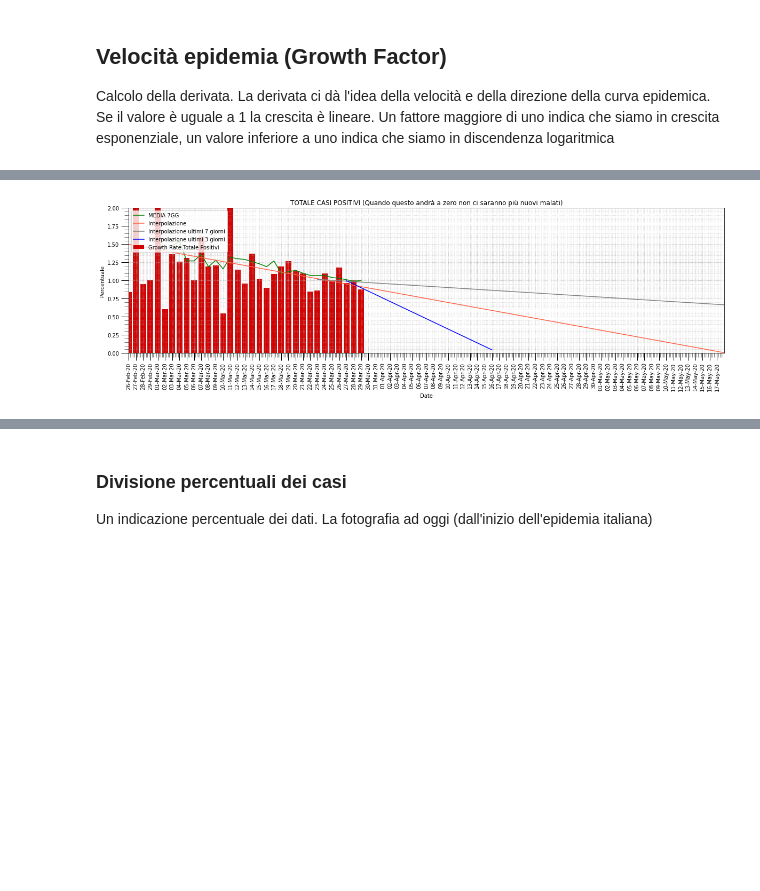
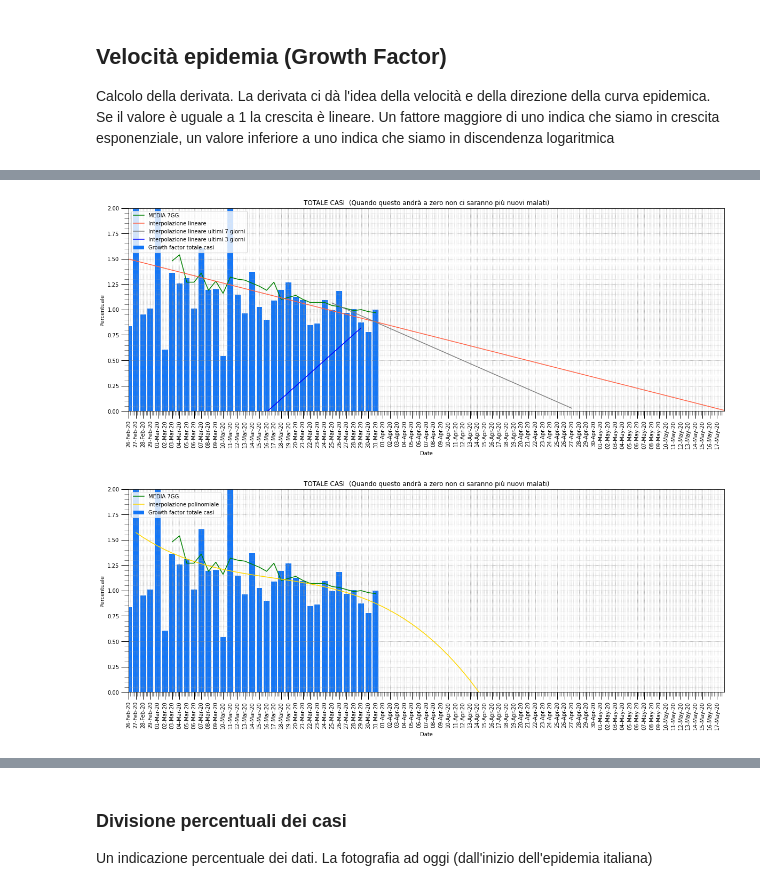
Before and after one commit to pasalino/Covid-19-PyAnalysis, a Jupyter notebook: Covid-19.ipynb, the cells around one changed output, grey strips where cells are left out. Drawn from its saved outputs; the diff is of its cells as text; code cells hidden in the pictures; blank space fills up the shorter version.

```diff
--- a/Covid-19.ipynb
+++ b/Covid-19.ipynb
@@ -191,10 +193,12 @@ def xinterpolate_2(serie):
 ## Dati Nazionali
 # %%
 national_trend_read = pd.read_csv(os.path.join(REPO_DIR,'dati-andamento-nazionale/dpc-covid19-ita-andamento-nazionale.csv'))
-
+national_trend_read['totale_attualmente_positivi'] = national_trend_read['totale_positivi']
+national_trend_read['nuovi_attualmente_positivi'] = national_trend_read['variazione_totale_positivi']
 national_trend = pd.DataFrame()
 national_trend['DATA'] = pd.to_datetime(national_trend_read['data']).dt.strftime('%d-%b-%y')
 national_trend['data'] = pd.to_datetime(national_trend_read['data']).dt.strftime('%d-%b-%y')
+
 national_columns = ['totale_casi','totale_attualmente_positivi','nuovi_attualmente_positivi', 'dimessi_guariti', 'deceduti','totale_ospedalizzati',  'ricoverati_con_sintomi', 'terapia_intensiva',  'isolamento_domiciliare', 'tamponi']
 for n in national_columns:
     national_trend[n] = national_trend_read[n]
@@ -514,7 +518,21 @@ gf['data'] = national_trend['data']
 gf['totale_casi'] = national_trend['totale_casi']
 gf['diff'] = gf['totale_casi'] - gf['totale_casi'].shift(1)
 gf['gr'] = gf['diff'] / gf['diff'].shift(1)
+gf['avg_gf_3'] = gf['gr'].rolling(3).mean().round(2)
 gf['avg_gf'] = gf['gr'].rolling(7).mean().round(2)
 
-show_table(gf, 5).drop('diff', axis=1).rename(columns={'gr': 'GROWTH RATE', 'avg_gf': 'MEDIA 7GG'})
+gf['totale_attualmente_positivi'] = national_trend['totale_attualmente_positivi']
+gf['diff_att_pos'] = gf['totale_attualmente_positivi'] - gf['totale_attualmente_positivi'].shift(1)
+gf['gr_att_pos'] = gf['diff_att_pos'] / gf['diff_att_pos'].shift(1)
+gf['avg_att_pos_3'] = gf['gr'].rolling(3).mean().round(2)
+gf['avg_att_pos'] = gf['gr_att_pos'].rolling(7).mean().round(2)
+
+show_table(gf, 5).drop('diff', axis=1).drop('diff_att_pos', axis=1).rename(columns=
+                                                                           {'gr': 'GROWTH FACTOR',
+                                                                            'avg_gf': 'MEDIA 7GG',
+                                                                            'avg_gf_3': 'MEDIA 3GG',
+                                                                            'gr_att_pos': 'GROWTH FACTOR ATT. POS.',
+                                                                            'avg_att_pos_3': 'MEDIA 3GG',
+                                                                            'avg_att_pos': 'MEDIA 7GG'
+                                                                           })
 # %% [output]
@@ -528,33 +546,64 @@ show_table(gf, 5).drop('diff', axis=1).rename(columns={'gr': 'GROWTH RATE', 'avg
 # %%
 data_y = gf[2:]['gr']
 
 x_int, y_int, x_label, series = interpolation(data_y)
 
 l=len(data_y)-7
 x_int2, y_int2, _, _ = interpolation(data_y[l:])
 x_int2[0]+=l
 x_int2[1]+=l
 
 
 l=len(data_y)-3
 x_int3, y_int3, _, _ = interpolation(data_y[l:])
 x_int3[0]+=l
 x_int3[1]+=l
 
+tot_len = len(gf[2:]['gr'])
+
+l=7
+y_l7 = gf[-l:]['gr'].tolist()
+x_l7 = np.arange(tot_len-l, tot_len)
+
+mymodel_l7 = np.poly1d(np.polyfit(x_l7, y_l7, 3))
+myline_l7 = np.linspace(1, 100, 100)
+
+y = gf[2:]['gr'].tolist()
+x = np.arange(0, len(y))
+
+mymodel = np.poly1d(np.polyfit(x, y, 3))
+myline = np.linspace(1, 100, 100)
+
+
 fig, ax = plt.subplots()
 
-ax.bar(x_label, series, label='Growth Rate Totale Positivi', color=COL_ATTUALMENTE_POSITIVI)
+ax.bar(x_label, series, label='Growth factor totale casi', color=COL_TOTALE_CASI)
 ay = gf[2:].plot(kind='line', x='data', y=['avg_gf'], color=[COL_AVG], rot=90, label=['MEDIA 7GG'], ax=ax)
 
-plt.plot(x_int, y_int, color='tomato', label='Interpolazione')
-plt.plot(x_int2, y_int2, color='grey', label='Interpolazione ultimi 7 giorni')
-plt.plot(x_int3, y_int3, color='blue', label='Interpolazione ultimi 3 giorni')
+plt.plot(x_int, y_int, color='tomato', label='Interpolazione lineare')
+plt.plot(x_int2, y_int2, color='grey', label='Interpolazione lineare ultimi 7 giorni')
+plt.plot(x_int3, y_int3, color='blue', label='Interpolazione lineare ultimi 3 giorni')
 ax.set_xlim(0,len(series))
 ax.set_xticklabels(x_label, rotation=90)
 
 ax.set_ylim(0,2)
-ax.set_title("TOTALE CASI POSITIVI (Quando questo andrà a zero non ci saranno più nuovi malati)")
+ax.set_title("TOTALE CASI  (Quando questo andrà a zero non ci saranno più nuovi malati)")
 ax.set_ylabel('Percentuale')
 beautify_graph(ax)
+
+fig, ax = plt.subplots()
+
+ax.bar(x_label, series, label='Growth factor totale casi', color=COL_TOTALE_CASI)
+ay = gf[2:].plot(kind='line', x='data', y=['avg_gf'], color=[COL_AVG], rot=90, label=['MEDIA 7GG'], ax=ax)
+plt.plot(myline, mymodel(myline), color='gold', label='Interpolazione polinomiale')
+#plt.plot(myline_l7, mymodel_l7(myline_l7), color='darkgreen', label='Interpolazione polinomiale 7 giorni')
+ax.set_xlim(0,len(series))
+ax.set_xticklabels(x_label, rotation=90)
+
+ax.set_ylim(0,2)
+ax.set_title("TOTALE CASI  (Quando questo andrà a zero non ci saranno più nuovi malati)")
+ax.set_ylabel('Percentuale')
+beautify_graph(ax)
 # %% [output]
-[figure, old version]
+[figure, new version]
+[figure, added]
```
Also changed, not shown: parts of 25 cells of this notebook.
